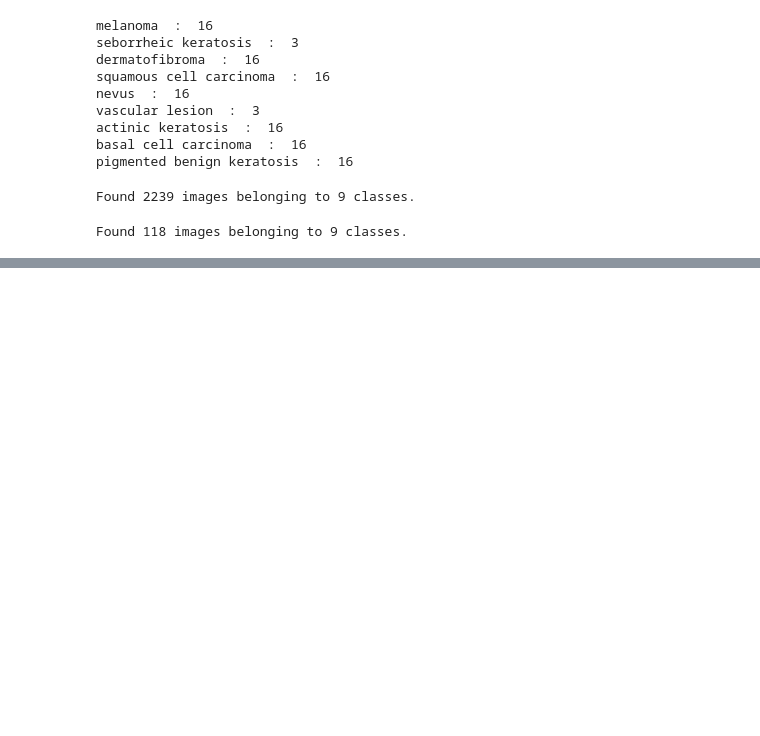
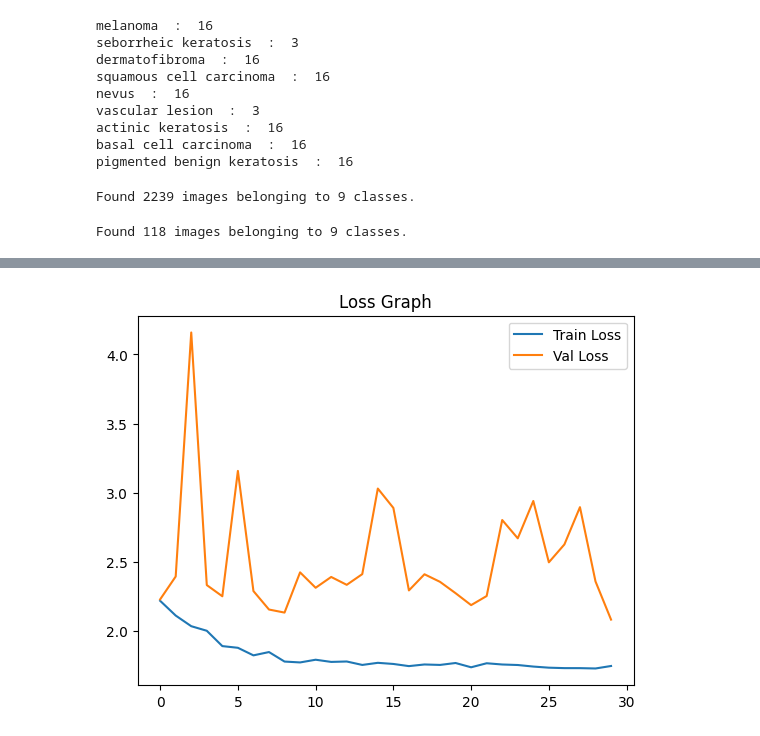
Before and after one commit to brainmentorspvtltd/IGDTU_ImageProcessingTF, a Jupyter notebook: IG_SkinCancerImageAug.ipynb, the cells around one changed output, grey strips where cells are left out. Cells and saved outputs as stored; diff of their text form; code cells hidden in the pictures; blank space fills up the shorter version.

```diff
--- a/IG_SkinCancerImageAug.ipynb
+++ b/IG_SkinCancerImageAug.ipynb
@@ -138,5 +138,5 @@ model.compile(optimizer=tf.keras.optimizers.Adam(),
               loss=tf.keras.losses.SparseCategoricalCrossentropy(),
               metrics=['acc'])
 
-history = model.fit(X_train, epochs=10, validation_data=X_val)
+history = model.fit(X_train, epochs=30, validation_data=X_val)
 # %% [output]
@@ -162,0 +160,14 @@ Epoch 10/10
+# %%
+train_loss = history.history['loss']
+val_loss = history.history['val_loss']
+
+train_acc = history.history['acc']
+val_acc = history.history['val_acc']
+# %%
+plt.plot(train_loss, label="Train Loss")
+plt.plot(val_loss, label="Val Loss")
+plt.legend()
+plt.title("Loss Graph")
+plt.show()
+# %% [output]
+[figure, added]
```
Also changed, not shown: parts of 19 cells of this notebook.
